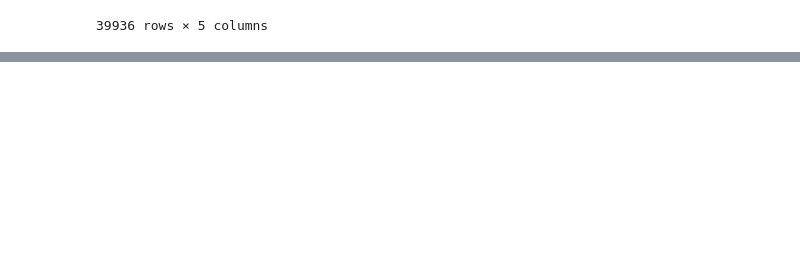
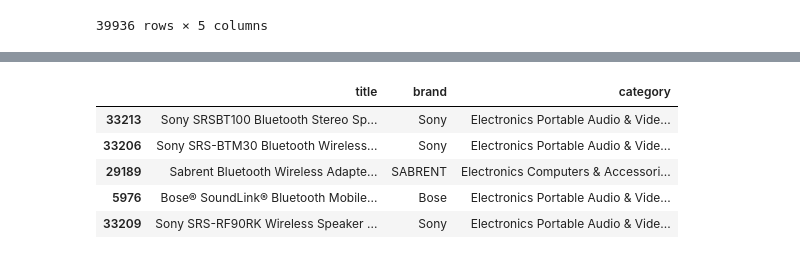
Before and after one commit to sdkharade12/product-recommendation-system, a Jupyter notebook: notebooks/product_recommend.ipynb, the cells around one changed output, grey strips where cells are left out. Cells and saved outputs as stored; diff of their text form; code cells hidden in the pictures; blank space fills up the shorter version.

```diff
--- a/notebooks/product_recommend.ipynb
+++ b/notebooks/product_recommend.ipynb
@@ -268,0 +347,9 @@ df1.head()
+# %%
+recommend_products("sony bluetooth speaker")
+# %% [output]
+|  | title | brand | category |
+| 33213 | Sony SRSBT100 Bluetooth Stereo Sp... | Sony | Electronics Portable Audio & Vide... |
+| 33206 | Sony SRS-BTM30 Bluetooth Wireless... | Sony | Electronics Portable Audio & Vide... |
+| 29189 | Sabrent Bluetooth Wireless Adapte... | SABRENT | Electronics Computers & Accessori... |
+| 5976 | Bose® SoundLink® Bluetooth Mobile... | Bose | Electronics Portable Audio & Vide... |
+| 33209 | Sony SRS-RF90RK Wireless Speaker ... | Sony | Electronics Portable Audio & Vide... |
```
Also changed, not shown: parts of 9 cells of this notebook, 1 other file.
